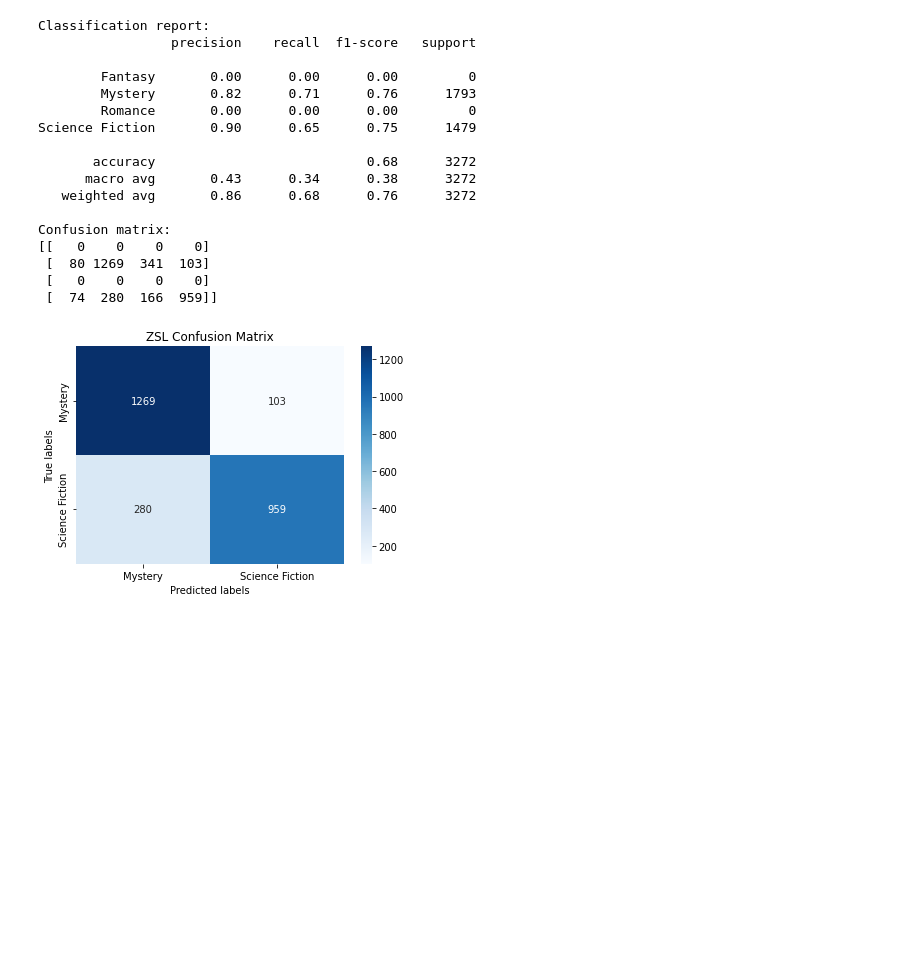
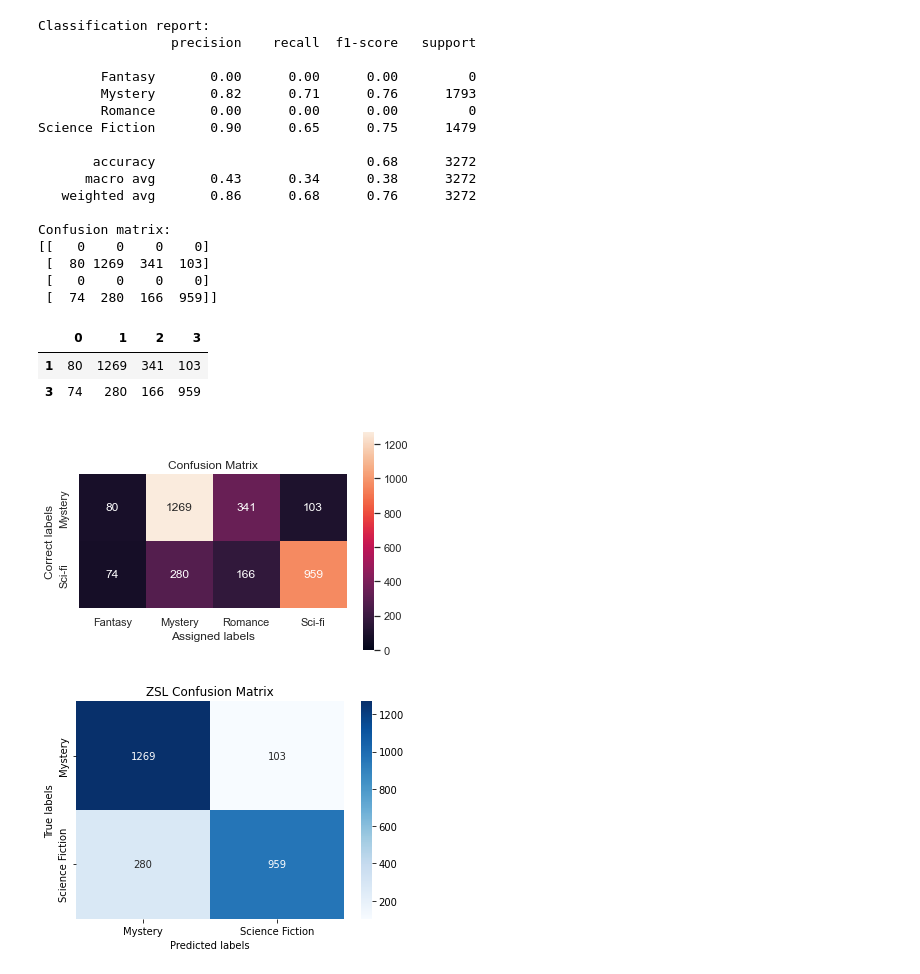
Before and after one commit to ericacau/Text-Analytics, a Jupyter notebook: ZSL and NER.ipynb, the cells around one changed output. Drawn from its saved outputs; the diff is of its cells as text; code cells hidden in the pictures; blank space fills up the shorter version.

```diff
--- a/ZSL and NER.ipynb
+++ b/ZSL and NER.ipynb
@@ -7,6 +7,10 @@ import re
 from flair.models import SequenceTagger
 import matplotlib.pyplot as plt
 import seaborn as sns
+
+
+clrs = ["#fd7f6f", "#7eb0d5", "#b2e061", "#bd7ebe", "#ffb55a", "#ffee65", "#beb9db", "#fdcce5", "#8bd3c7"]
+customPalette = sns.set_palette(sns.color_palette(clrs))
 # %%
 df = pd.read_csv("data/books_def_small.csv")
 # %%
@@ -186,6 +190,26 @@ Confusion matrix:
  [  80 1269  341  103]
  [   0    0    0    0]
  [  74  280  166  959]]
+# %%
+df_cm = pd.DataFrame(cm)
+# %%
+df_cm = df_cm.drop([0,2])
+# %%
+df_cm
+# %% [output]
+|  | 0 | 1 | 2 | 3 |
+| 1 | 80 | 1269 | 341 | 103 |
+| 3 | 74 | 280 | 166 | 959 |
+# %%
+ax = sns.heatmap(df_cm, annot=True, fmt="d", square=True, vmin = 0, cmap = customPalette)
+plt.xlabel('Assigned labels')
+plt.ylabel('Correct labels')
+ax.set_xticklabels(["Fantasy", "Mystery", "Romance", "Sci-fi"])
+ax.set_yticklabels(["Mystery", "Sci-fi"])
+plt.title("Confusion Matrix")
+plt.savefig("plots/CM_ZSL_small.png")
+# %% [output]
+[figure, added]
 # %%
 ax = plt.subplot()
 sns.heatmap(cm, annot=True, fmt='g', ax=ax, cmap = "Blues");
```
Also changed, not shown: parts of 1 cell of this notebook, 3 other files.
